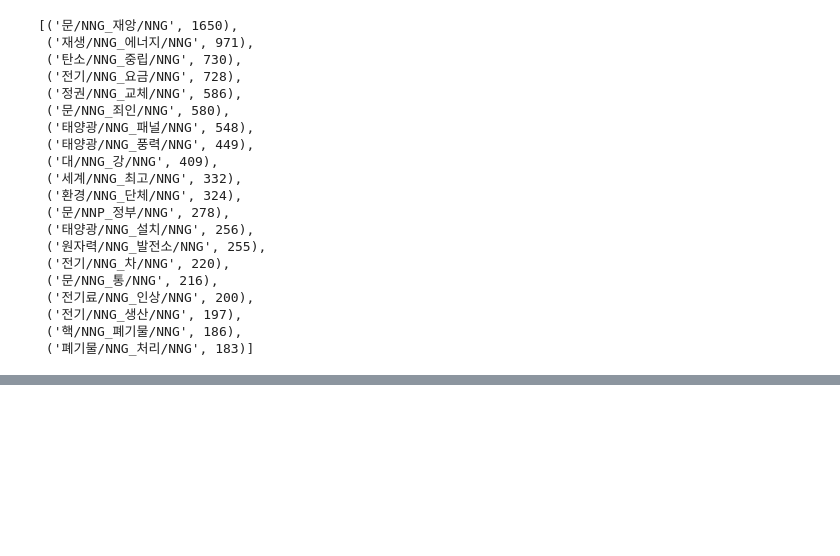
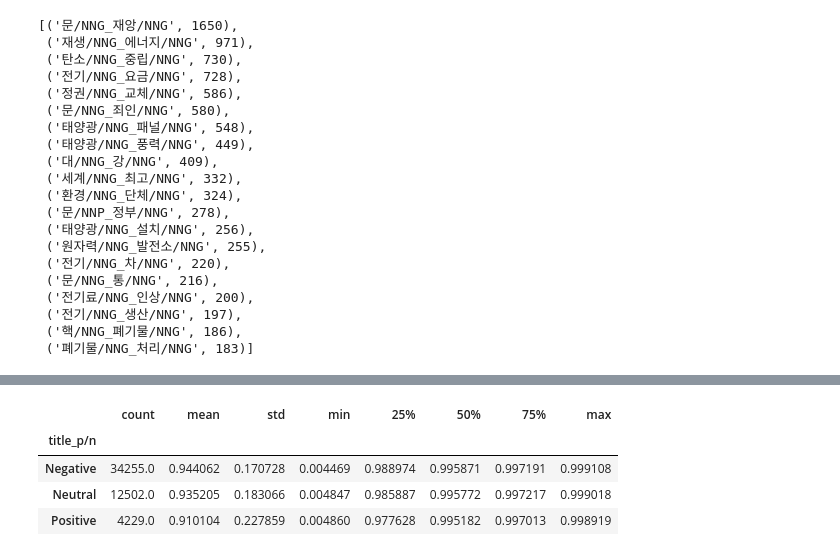
Before and after one commit to ByungjunKim/EnergyTransitionKorea, a Jupyter notebook: EDA.ipynb, the cells around one changed output, grey strips where cells are left out. Cells and saved outputs as stored; diff of their text form; code cells hidden in the pictures; blank space fills up the shorter version.

```diff
--- a/EDA.ipynb
+++ b/EDA.ipynb
@@ -766,0 +793,8 @@ df.to_csv('./reply_df_kome_merge_token_ada.csv',index=None)
+# %%
+df.groupby('title_p/n')['Condemning'].describe()
+# %% [output]
+|  | count | mean | std | min | 25% | 50% | 75% | max |
+| title_p/n |  |  |  |  |  |  |  |  |
+| Negative | 34255.0 | 0.944062 | 0.170728 | 0.004469 | 0.988974 | 0.995871 | 0.997191 | 0.999108 |
+| Neutral | 12502.0 | 0.935205 | 0.183066 | 0.004847 | 0.985887 | 0.995772 | 0.997217 | 0.999018 |
+| Positive | 4229.0 | 0.910104 | 0.227859 | 0.004860 | 0.977628 | 0.995182 | 0.997013 | 0.998919 |
```
Also changed, not shown: parts of 6 cells of this notebook, 1 other file.
